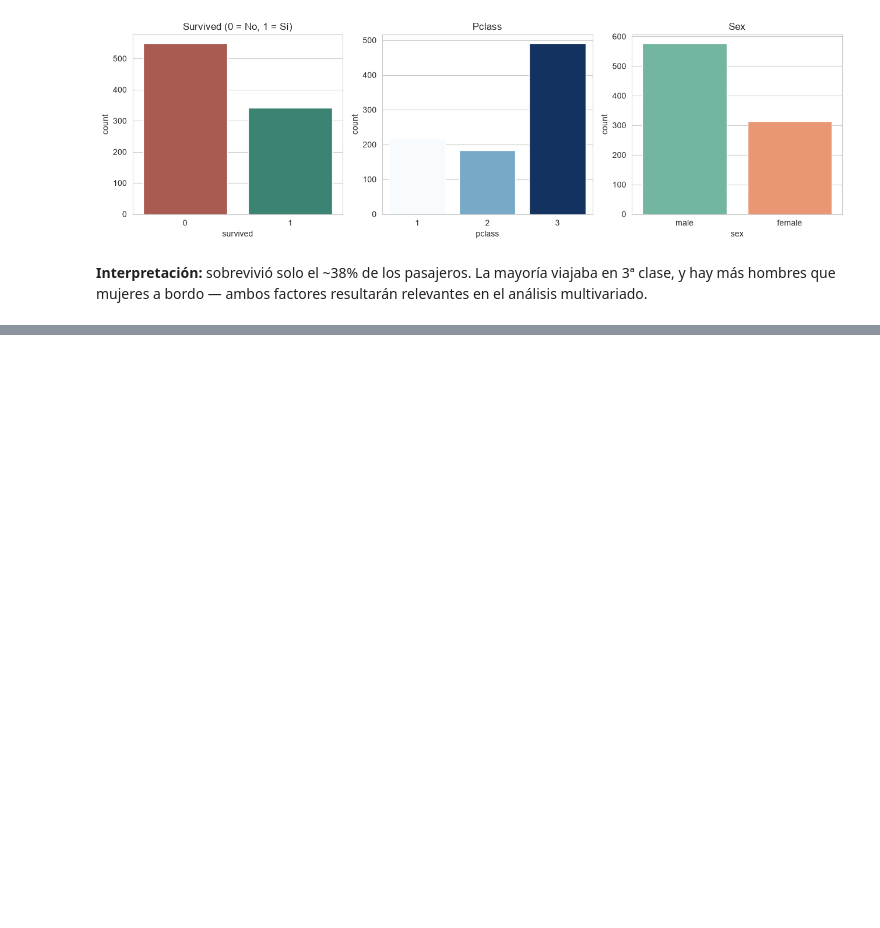
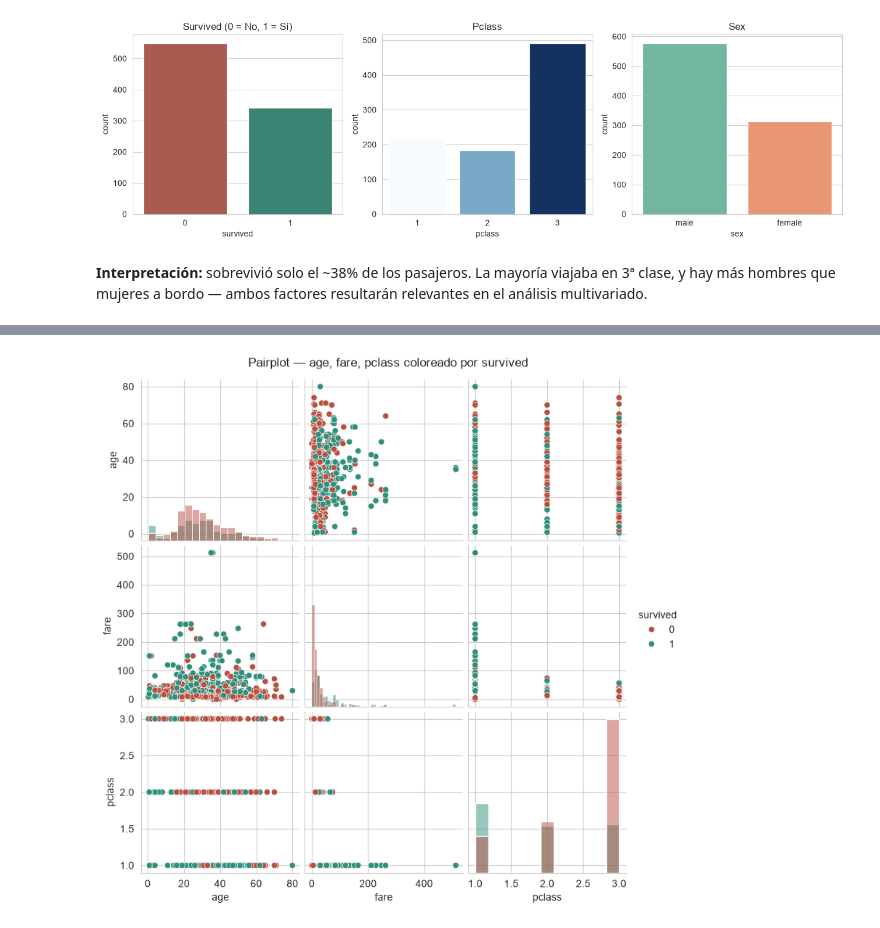
Before and after one commit to Xantyagoh/grupo3-analisis-datos, a Jupyter notebook: notebooks/02_eda.ipynb, the cells around one changed output, grey strips where cells are left out. Drawn from its saved outputs; the diff is of its cells as text; code cells hidden in the pictures; blank space fills up the shorter version.

```diff
--- a/notebooks/02_eda.ipynb
+++ b/notebooks/02_eda.ipynb
@@ -128,0 +155,6 @@ plt.show()
+# %%
+sns.pairplot(titanic[['age', 'fare', 'pclass', 'survived']].dropna(), hue='survived', palette=['#B85042', '#2F8F7A'], diag_kind='hist')
+plt.suptitle('Pairplot — age, fare, pclass coloreado por survived', y=1.02)
+plt.show()
+# %% [output]
+[figure, added]
```
Also changed, not shown: parts of 5 cells of this notebook.
